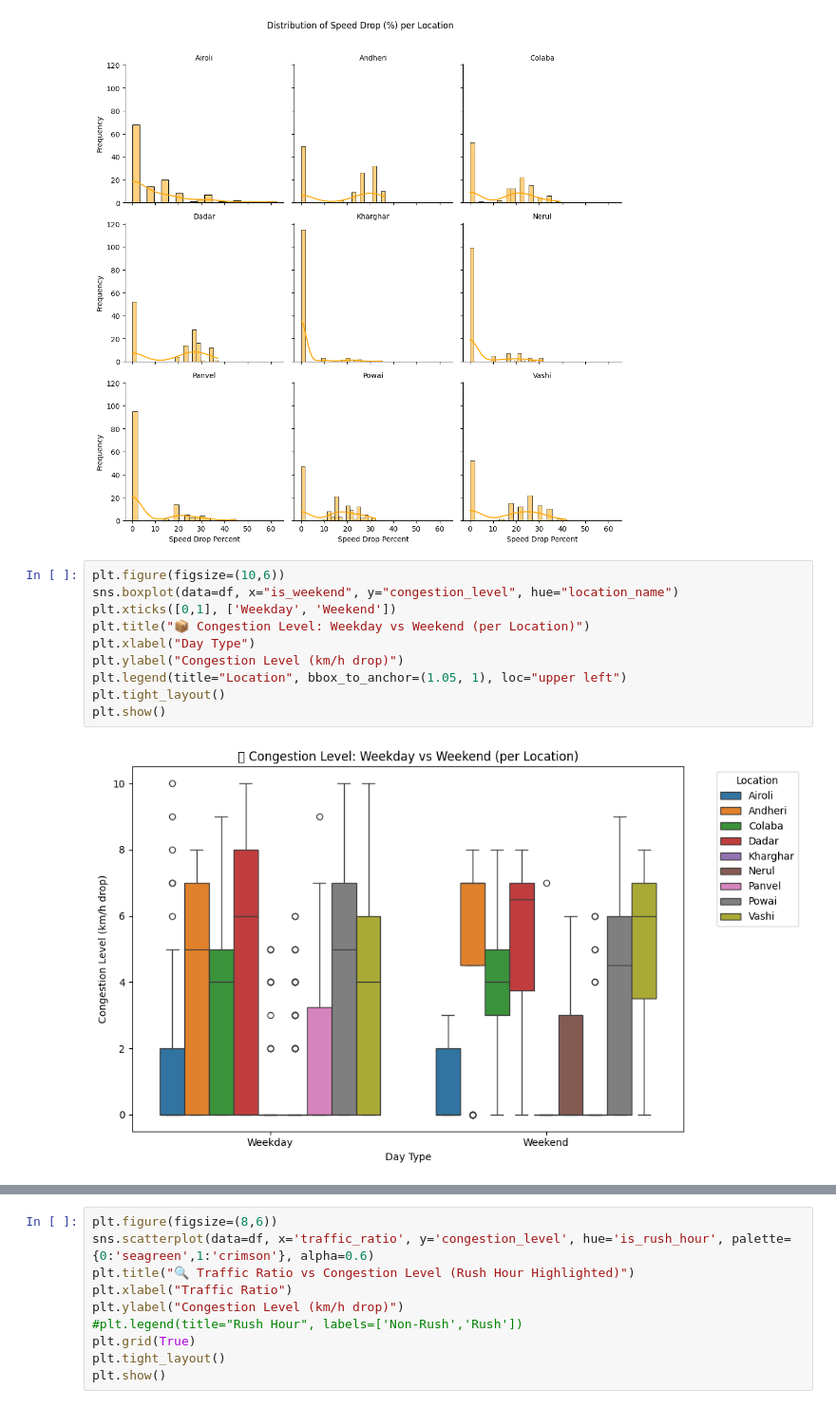
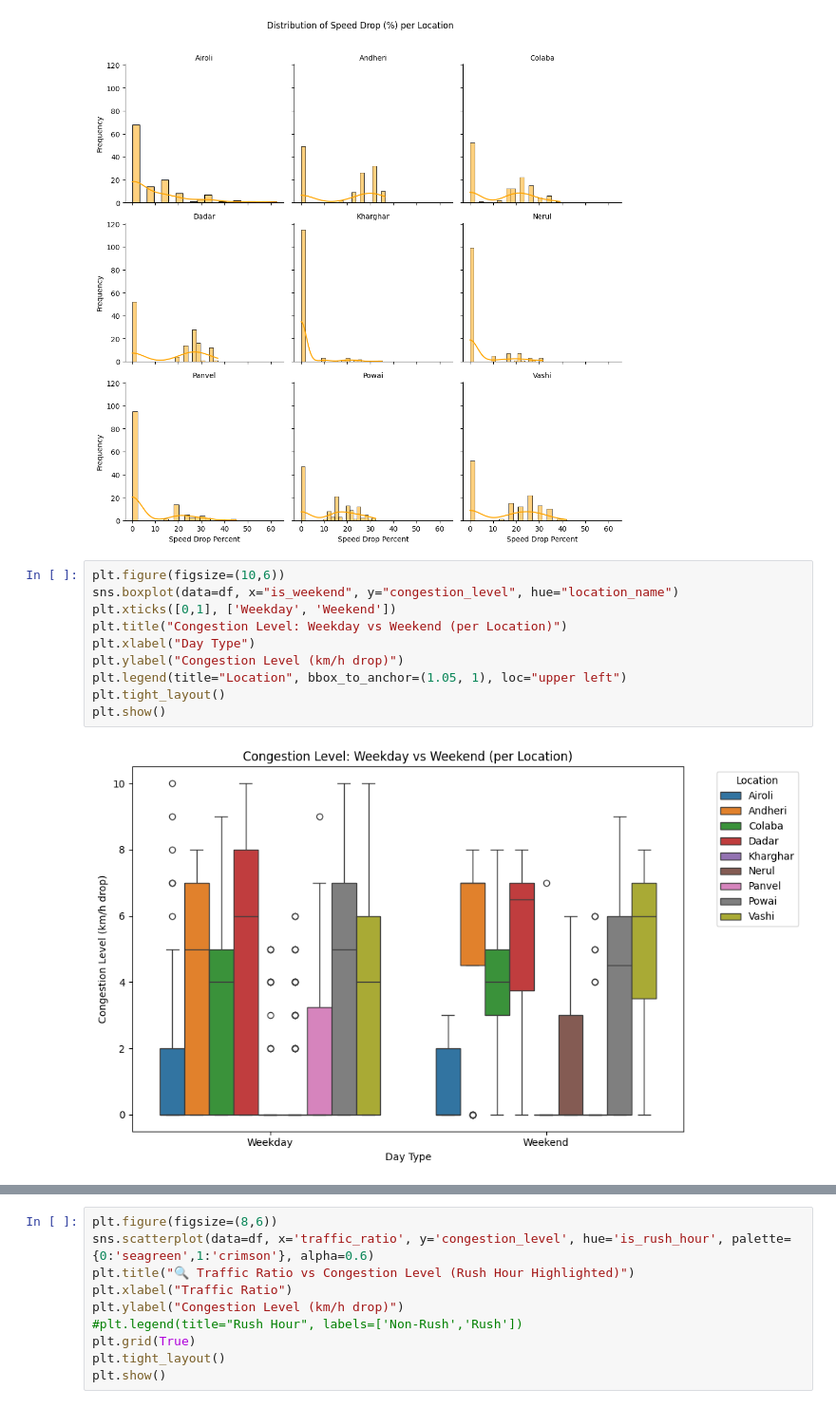
Before and after one commit to srgmnagar/traffic-congestion-analyzer, a Jupyter notebook: notebooks/data_analysis.ipynb, the cells around one changed output, grey strips where cells are left out. Shown at 95% size. Drawn from its saved outputs; the diff is of its cells as text.

```diff
--- a/notebooks/data_analysis.ipynb
+++ b/notebooks/data_analysis.ipynb
@@ -376,13 +373,13 @@ plt.show()
 # %%
 plt.figure(figsize=(10,6))
 sns.boxplot(data=df, x="is_weekend", y="congestion_level", hue="location_name")
 plt.xticks([0,1], ['Weekday', 'Weekend'])
-plt.title("📦 Congestion Level: Weekday vs Weekend (per Location)")
+plt.title("Congestion Level: Weekday vs Weekend (per Location)")
 plt.xlabel("Day Type")
 plt.ylabel("Congestion Level (km/h drop)")
 plt.legend(title="Location", bbox_to_anchor=(1.05, 1), loc="upper left")
 plt.tight_layout()
 plt.show()
 # %% [output]
-[figure, old version]
+[figure, new version]
 # %%
```
Also changed, not shown: parts of 9 cells of this notebook, 2 other files.
